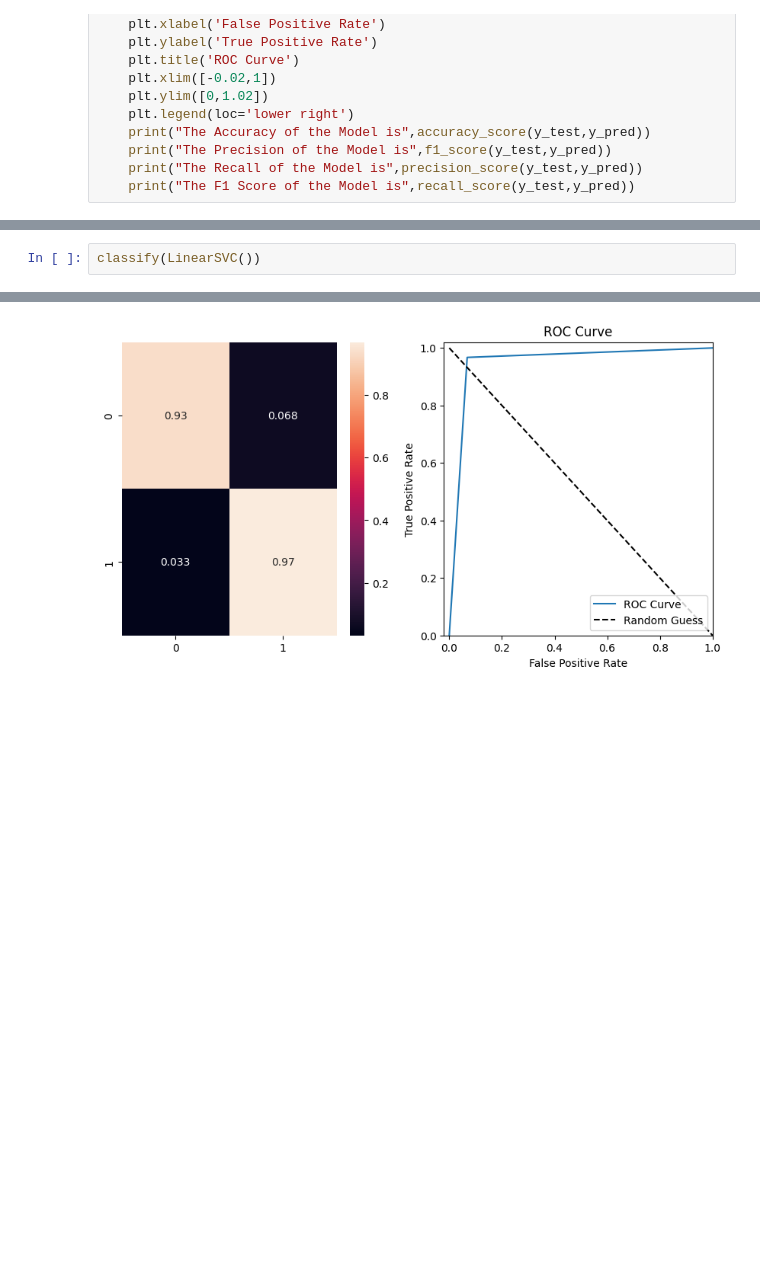
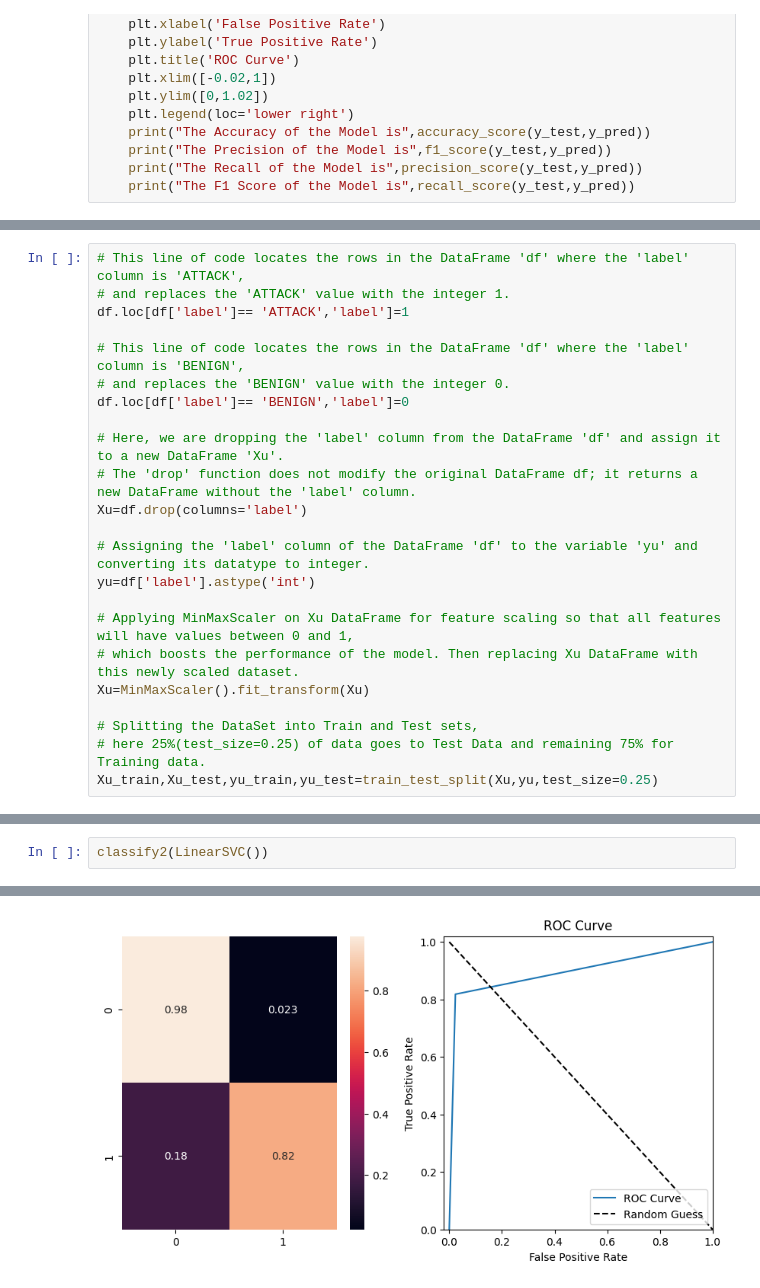
Before and after one commit to loof44/Machine-Learning-Based-IDS, a Jupyter notebook: final.ipynb, the cells around one changed output, grey strips where cells are left out. Cells and saved outputs as stored; diff of their text form; blank space fills up the shorter version.

```diff
--- a/final.ipynb
+++ b/final.ipynb
@@ -315,0 +619,23 @@ The F1 Score of the Model is 0.9561589092618712
+# %%
+# This line of code locates the rows in the DataFrame 'df' where the 'label' column is 'ATTACK',
+# and replaces the 'ATTACK' value with the integer 1.
+df.loc[df['label']== 'ATTACK','label']=1
+
+# This line of code locates the rows in the DataFrame 'df' where the 'label' column is 'BENIGN',
+# and replaces the 'BENIGN' value with the integer 0.
+df.loc[df['label']== 'BENIGN','label']=0
+
+# Here, we are dropping the 'label' column from the DataFrame 'df' and assign it to a new DataFrame 'Xu'.
+# The 'drop' function does not modify the original DataFrame df; it returns a new DataFrame without the 'label' column.
+Xu=df.drop(columns='label')
+
+# Assigning the 'label' column of the DataFrame 'df' to the variable 'yu' and converting its datatype to integer.
+yu=df['label'].astype('int')
+
+# Applying MinMaxScaler on Xu DataFrame for feature scaling so that all features will have values between 0 and 1,
+# which boosts the performance of the model. Then replacing Xu DataFrame with this newly scaled dataset.
+Xu=MinMaxScaler().fit_transform(Xu)
+
+# Splitting the DataSet into Train and Test sets,
+# here 25%(test_size=0.25) of data goes to Test Data and remaining 75% for Training data.
+Xu_train,Xu_test,yu_train,yu_test=train_test_split(Xu,yu,test_size=0.25)
@@ -367,5 +751,5 @@ The F1 Score of the Model is 0.9958392101551481
 # %%
-classify(LinearSVC())
+classify2(LinearSVC())
 # %% [output]
               precision    recall  f1-score   support
 
@@ -383,2 +767,2 @@ The F1 Score of the Model is 0.9671250587682182
-[figure, old version]
+[figure, new version]
 # %%
```
Also changed, not shown: parts of 53 cells of this notebook.
